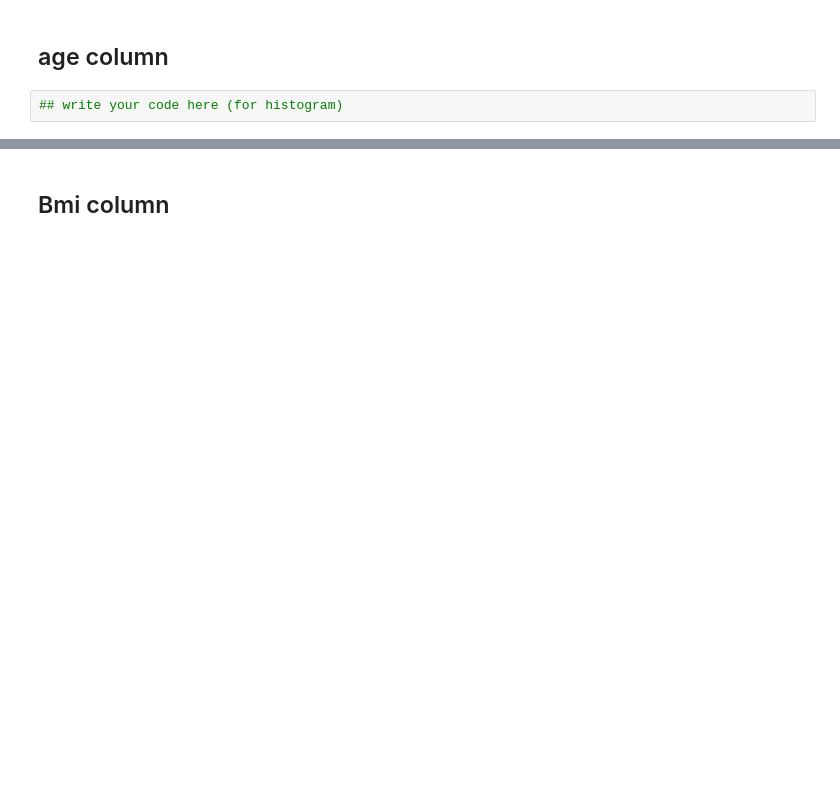
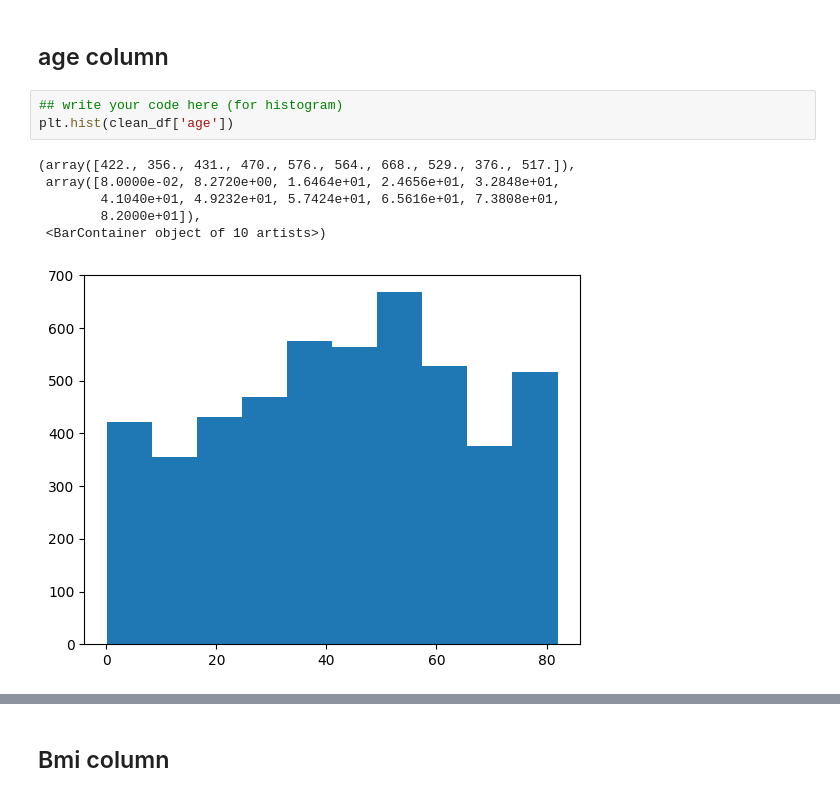
Before and after one commit to Neha-Shrestha/AI-Fellowship-Data-Wrangling, a Jupyter notebook: AI_FELLOWSHIP_Student_Notebook_Pandas_Data_Wrangling.ipynb, the cells around one changed output, grey strips where cells are left out. Cells and saved outputs as stored; diff of their text form; blank space fills up the shorter version.

```diff
--- a/AI_FELLOWSHIP_Student_Notebook_Pandas_Data_Wrangling.ipynb
+++ b/AI_FELLOWSHIP_Student_Notebook_Pandas_Data_Wrangling.ipynb
@@ -892,3 +919,11 @@ plt.show()
 ## age column
 # %%
 ## write your code here (for histogram)
+plt.hist(clean_df['age'])
+# %% [output]
+(array([422., 356., 431., 470., 576., 564., 668., 529., 376., 517.]),
+ array([8.0000e-02, 8.2720e+00, 1.6464e+01, 2.4656e+01, 3.2848e+01,
+        4.1040e+01, 4.9232e+01, 5.7424e+01, 6.5616e+01, 7.3808e+01,
+        8.2000e+01]),
+ <BarContainer object of 10 artists>)
+[figure, added]
```
Also changed, not shown: parts of 23 cells of this notebook.
